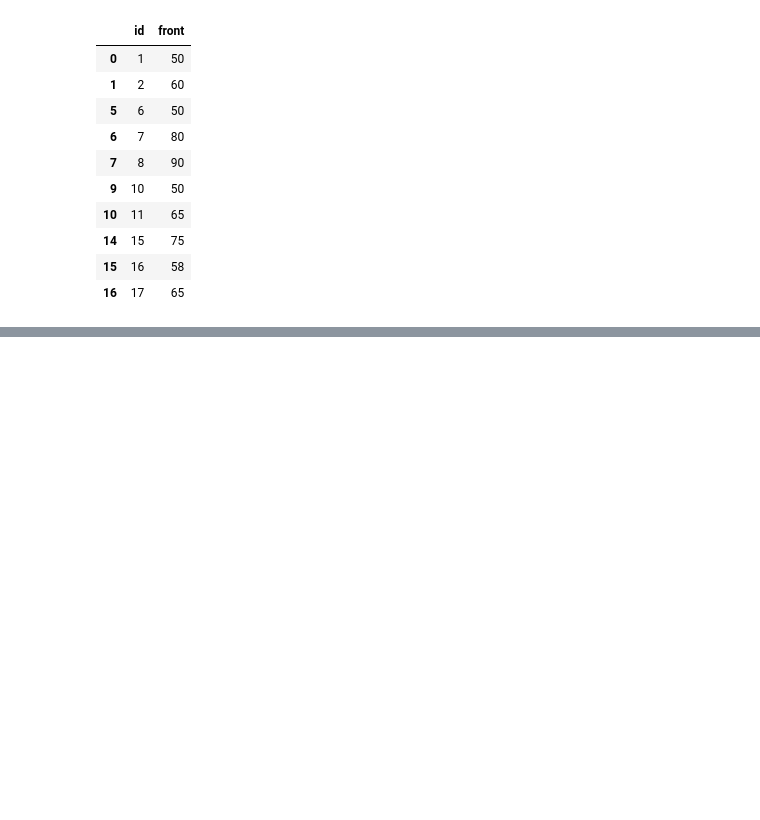
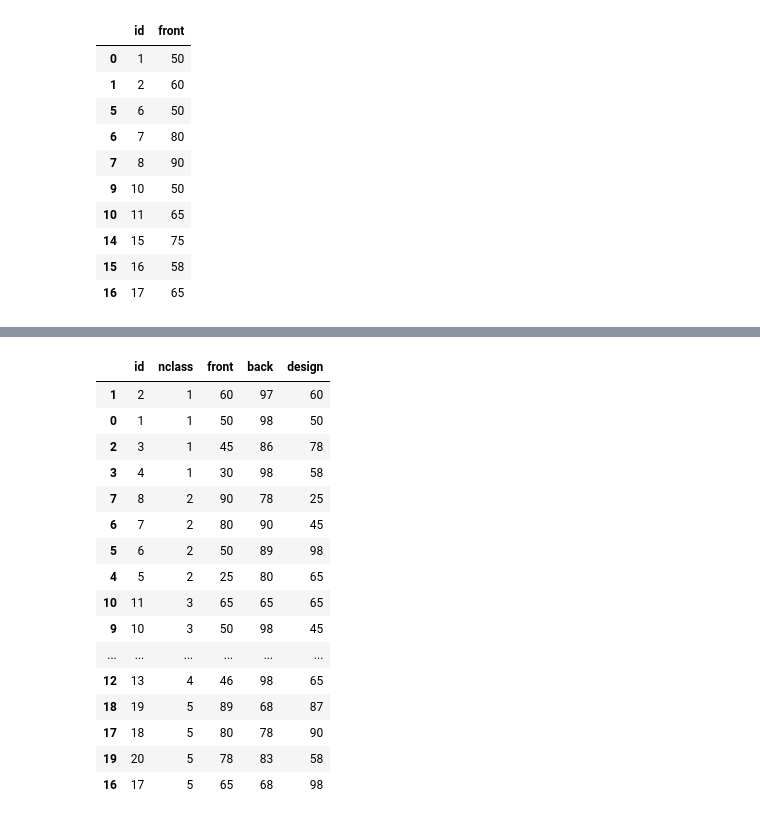
Before and after one commit to Likelion-at-SMWU-13th/KimMinSeo, a Jupyter notebook: part05/preprocessing1.ipynb, the cells around one changed output, grey strips where cells are left out. Cells and saved outputs as stored; diff of their text form; code cells hidden in the pictures; blank space fills up the shorter version.

```diff
--- a/part05/preprocessing1.ipynb
+++ b/part05/preprocessing1.ipynb
@@ -306,0 +367,20 @@ exam.query('front>=50') \
+# %%
+exam.sort_values(['nclass', 'front'], ascending=[True, False])
+# %% [output]
+|  | id | nclass | front | back | design |
+| 1 | 2 | 1 | 60 | 97 | 60 |
+| 0 | 1 | 1 | 50 | 98 | 50 |
+| 2 | 3 | 1 | 45 | 86 | 78 |
+| 3 | 4 | 1 | 30 | 98 | 58 |
+| 7 | 8 | 2 | 90 | 78 | 25 |
+| 6 | 7 | 2 | 80 | 90 | 45 |
+| 5 | 6 | 2 | 50 | 89 | 98 |
+| 4 | 5 | 2 | 25 | 80 | 65 |
+| 10 | 11 | 3 | 65 | 65 | 65 |
+| 9 | 10 | 3 | 50 | 98 | 45 |
+| ... | ... | ... | ... | ... | ... |
+| 12 | 13 | 4 | 46 | 98 | 65 |
+| 18 | 19 | 5 | 89 | 68 | 87 |
+| 17 | 18 | 5 | 80 | 78 | 90 |
+| 19 | 20 | 5 | 78 | 83 | 58 |
+| 16 | 17 | 5 | 65 | 68 | 98 |
```
Also changed, not shown: parts of 3 cells of this notebook.
